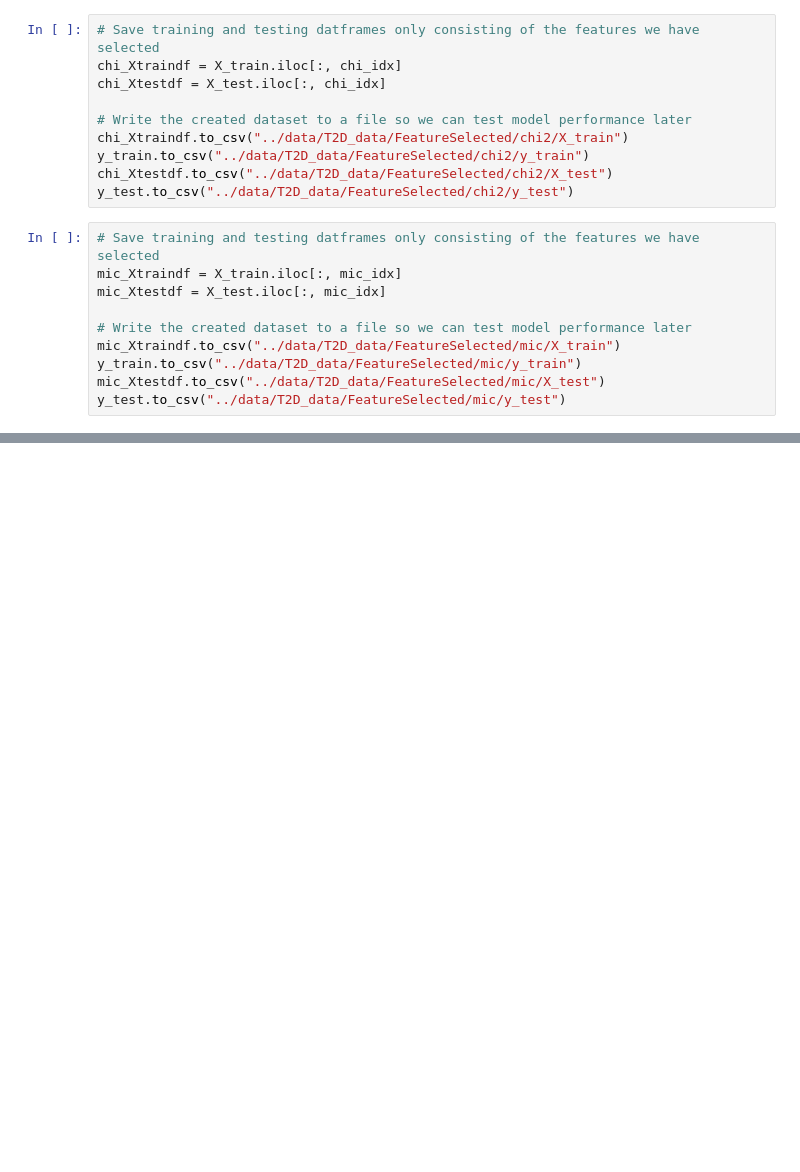
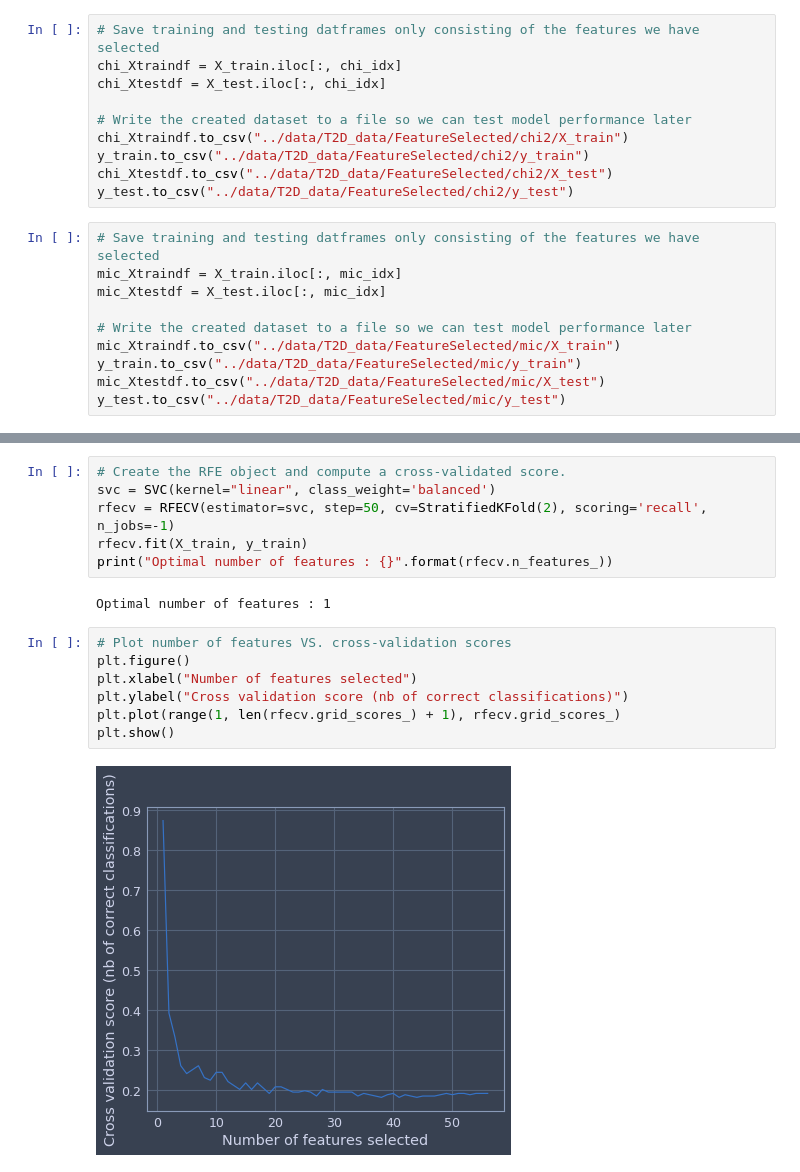
Before and after one commit to kaushik316/T2D_Models, a Jupyter notebook: src/notebooks/FeatureSelection.ipynb, the cells around one changed output, grey strips where cells are left out. Cells and saved outputs as stored; diff of their text form; blank space fills up the shorter version.

```diff
--- a/src/notebooks/FeatureSelection.ipynb
+++ b/src/notebooks/FeatureSelection.ipynb
@@ -184,0 +180,17 @@ y_test.to_csv("../data/T2D_data/FeatureSelected/mic/y_test")
+# %%
+# Create the RFE object and compute a cross-validated score.
+svc = SVC(kernel="linear", class_weight='balanced')
+rfecv = RFECV(estimator=svc, step=50, cv=StratifiedKFold(2), scoring='recall', n_jobs=-1)
+rfecv.fit(X_train, y_train)
+print("Optimal number of features : {}".format(rfecv.n_features_))
+# %% [output]
+Optimal number of features : 1
+# %%
+# Plot number of features VS. cross-validation scores
+plt.figure()
+plt.xlabel("Number of features selected")
+plt.ylabel("Cross validation score (nb of correct classifications)")
+plt.plot(range(1, len(rfecv.grid_scores_) + 1), rfecv.grid_scores_)
+plt.show()
+# %% [output]
+[figure, added]
```
Also changed, not shown: parts of 15 cells of this notebook, 12 other files.
